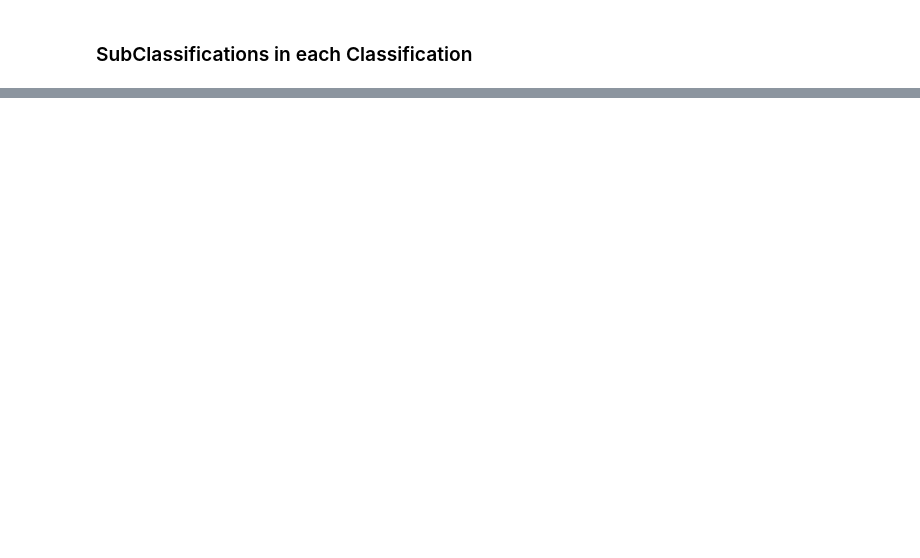
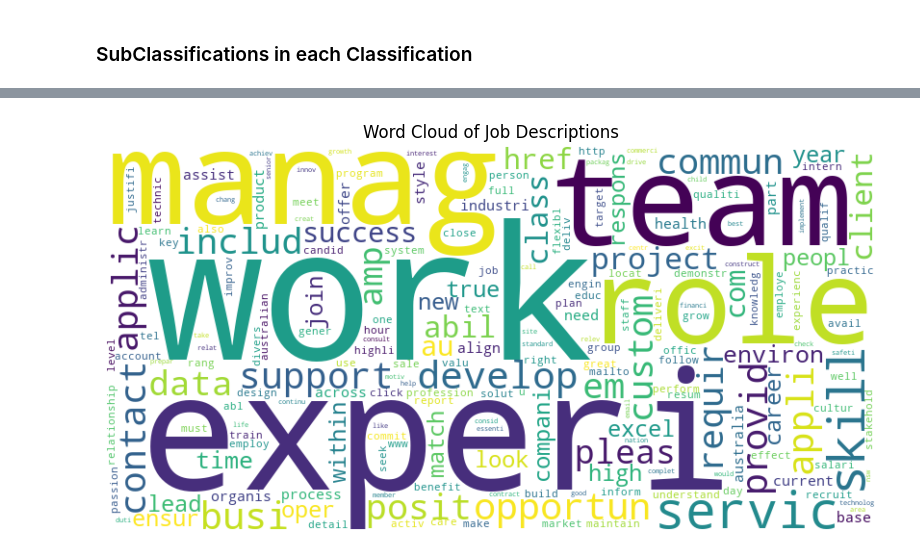
Before and after one commit to jrutho/BigDataAnalytics-Assignment1, a Jupyter notebook: Question2.ipynb, the cells around one changed output, grey strips where cells are left out. Cells and saved outputs as stored; diff of their text form; code cells hidden in the pictures; blank space fills up the shorter version.

```diff
--- a/Question2.ipynb
+++ b/Question2.ipynb
@@ -258,0 +302,14 @@ plt.show()
+# %%
+lemmatizer = WordNetLemmatizer()
+stemmer = PorterStemmer()
+stop_words = set(stopwords.words('english'))
+
+def preprocess_text(text):
+    if not isinstance(text, str):
+        text = ""
+    text = re.sub(r'\W+', ' ', text.lower())
+    tokens = word_tokenize(text)
+    processed_tokens = [stemmer.stem(lemmatizer.lemmatize(token)) for token in tokens if token.isalpha() and token not in stop_words]
+    return processed_tokens
+
+df['ProcessedDescription'] = df['FullDescription'].apply(preprocess_text)
@@ -258,0 +323,17 @@ plt.show()
+# %%
+# Remove additional stop words
+additional_stop_words = set(['li', 'p', 'strong', 'nbsp', 'br', 'ul', 'div'])
+df['ProcessedDescription'] = df['ProcessedDescription'].apply(lambda tokens: [token for token in tokens if token not in additional_stop_words])
+
+word_counts = df.explode('ProcessedDescription')['ProcessedDescription'].value_counts().reset_index()
+word_counts.columns = ['Word', 'Count']
+
+# For word frequencies by classification
+word_counts_by_classification = df.explode('ProcessedDescription').groupby('Classification')['ProcessedDescription'].apply(lambda x: Counter(x).most_common()).reset_index()
+word_counts_by_classification.columns = ['Classification', 'WordCounts']
+
+word_counts_by_classification_df = pd.DataFrame([
+    {'Classification': classification, 'Word': word, 'Count': count}
+    for classification, word_counts in zip(word_counts_by_classification['Classification'], word_counts_by_classification['WordCounts'])
+    for word, count in word_counts
+])
@@ -258,0 +369,10 @@ plt.show()
+# %%
+wordcloud = WordCloud(width=800, height=400, background_color='white').generate_from_frequencies(dict(word_counts.values))
+
+plt.figure(figsize=(10, 5))
+plt.imshow(wordcloud, interpolation='bilinear')
+plt.axis('off')
+plt.title('Word Cloud of Job Descriptions')
+plt.show()
+# %% [output]
+[figure, added]
```
Also changed, not shown: parts of 11 cells of this notebook, 1 other file.
